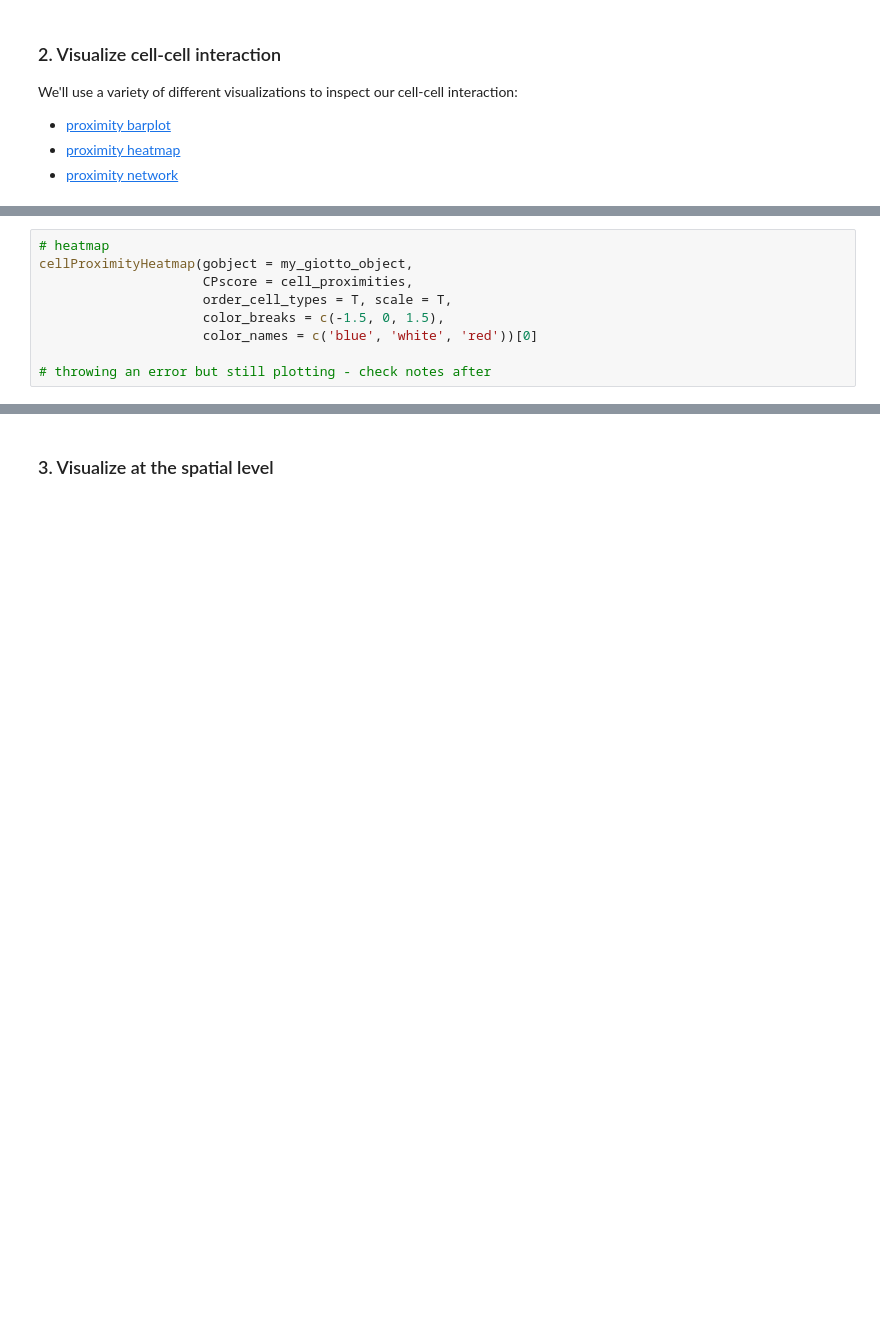
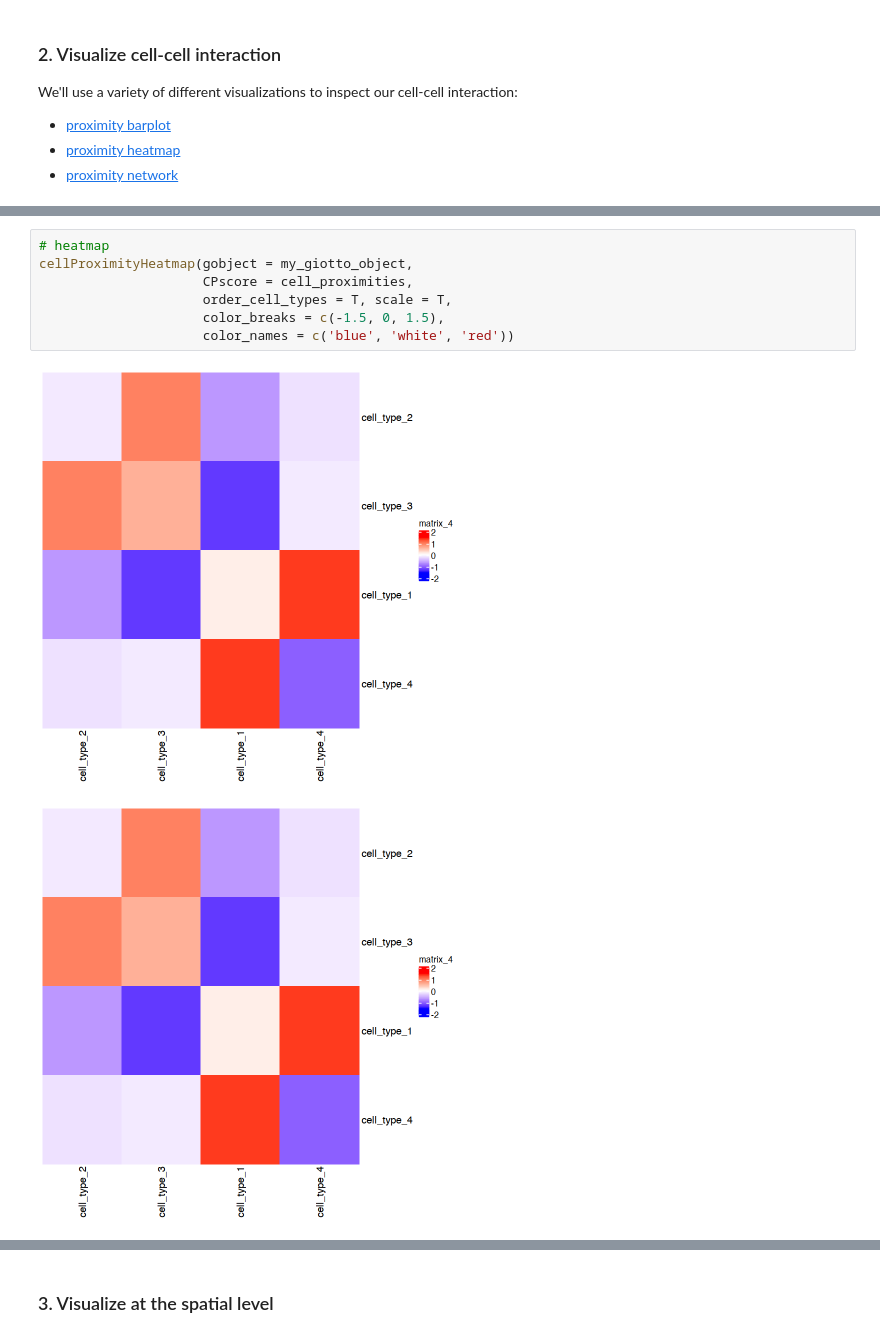
Before and after one commit to ndelrossi7/giotto-tutorial-binder, a Jupyter notebook: notebooks/12-Cell-Cell-Interaction-Enrichment.ipynb, the cells around one changed output, grey strips where cells are left out. Saved outputs shown, nothing was run; the diff lists cells and outputs as text; blank space fills up the shorter version.

Commit message:
fix heatmap error

```diff
--- a/notebooks/12-Cell-Cell-Interaction-Enrichment.ipynb
+++ b/notebooks/12-Cell-Cell-Interaction-Enrichment.ipynb
@@ -33,12 +98,13 @@ cellProximityBarplot(gobject = my_giotto_object,
 # %%
 # heatmap
 cellProximityHeatmap(gobject = my_giotto_object,
                      CPscore = cell_proximities,
                      order_cell_types = T, scale = T,
                      color_breaks = c(-1.5, 0, 1.5),
-                     color_names = c('blue', 'white', 'red'))[0]
-
-# throwing an error but still plotting - check notes after
+                     color_names = c('blue', 'white', 'red'))
+# %% [output]
+[figure, added]
+[figure, added]
 # %%
 # network
 cellProximityNetwork(gobject = my_giotto_object,
```
Also changed, not shown: parts of 7 cells of this notebook.
